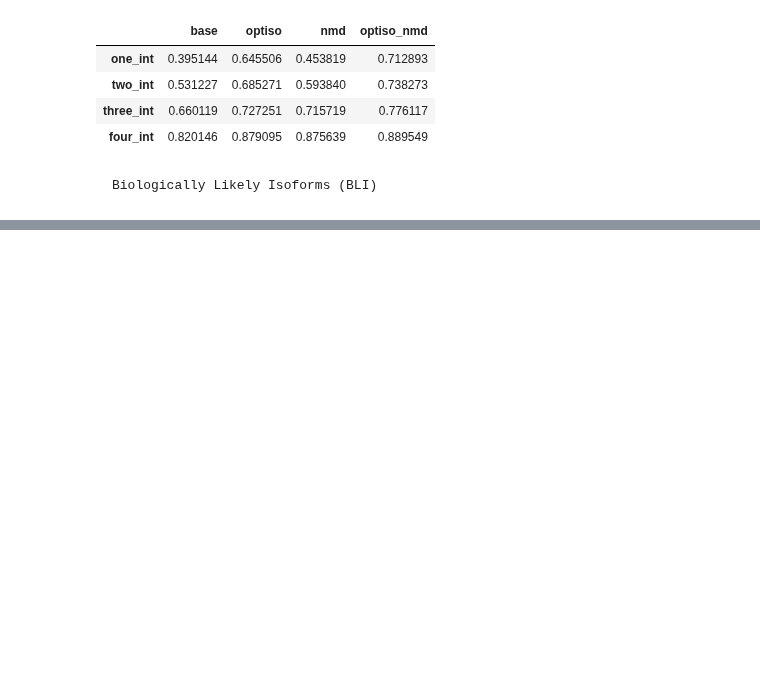
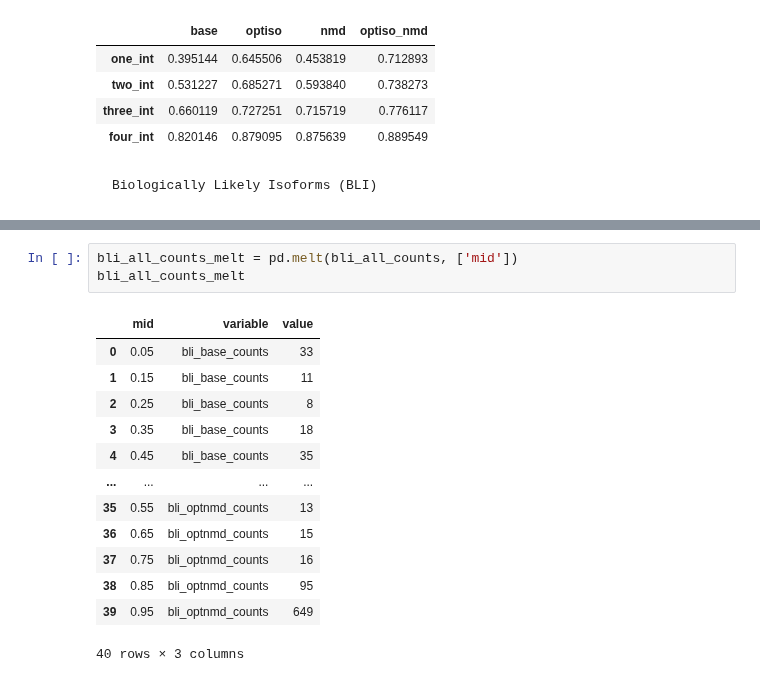
Before and after one commit to KorfLab/isoforms, a Jupyter notebook: APCanalysis/apc_figures.ipynb, the cells around one changed output, grey strips where cells are left out. Cells and saved outputs as stored; diff of their text form; blank space fills up the shorter version.

```diff
--- a/APCanalysis/apc_figures.ipynb
+++ b/APCanalysis/apc_figures.ipynb
@@ -1341,0 +1464,17 @@ Biologically Likely Isoforms (BLI)
+# %%
+bli_all_counts_melt = pd.melt(bli_all_counts, ['mid'])
+bli_all_counts_melt
+# %% [output]
+|  | mid | variable | value |
+| 0 | 0.05 | bli_base_counts | 33 |
+| 1 | 0.15 | bli_base_counts | 11 |
+| 2 | 0.25 | bli_base_counts | 8 |
+| 3 | 0.35 | bli_base_counts | 18 |
+| 4 | 0.45 | bli_base_counts | 35 |
+| ... | ... | ... | ... |
+| 35 | 0.55 | bli_optnmd_counts | 13 |
+| 36 | 0.65 | bli_optnmd_counts | 15 |
+| 37 | 0.75 | bli_optnmd_counts | 16 |
+| 38 | 0.85 | bli_optnmd_counts | 95 |
+| 39 | 0.95 | bli_optnmd_counts | 649 |
+40 rows × 3 columns
```
Also changed, not shown: parts of 7 cells of this notebook, 8 other files.
